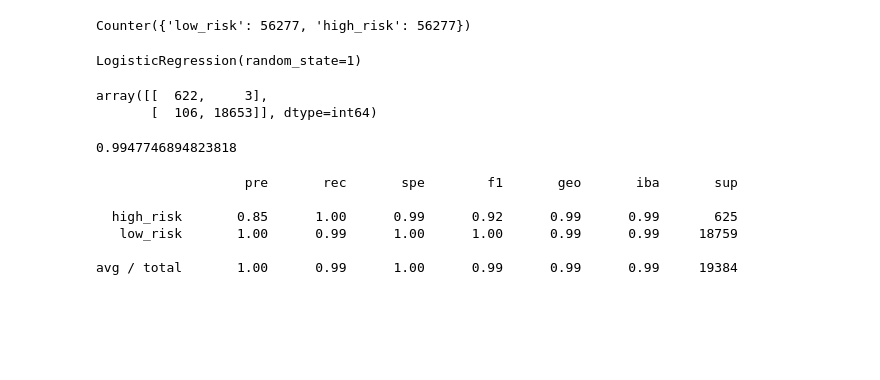
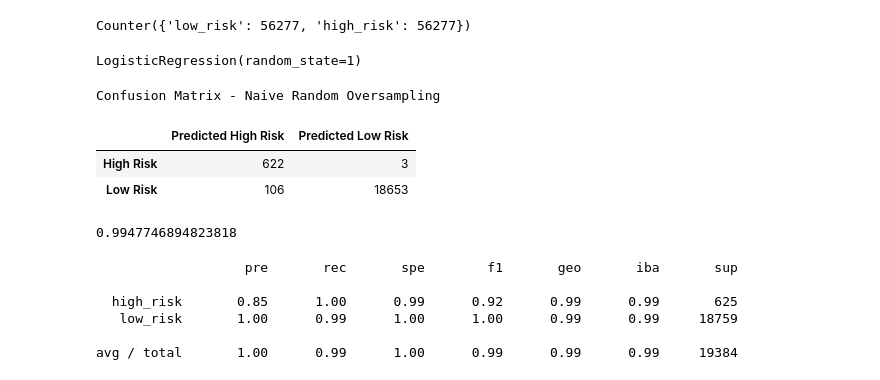
Before and after one commit to savagedavid7/Predicting-Credit-Risk-With-Machine-Learning, a Jupyter notebook: credit_risk_resampling.ipynb, the cells around one changed output. Cells and saved outputs as stored; diff of their text form; code cells hidden in the pictures; blank space fills up the shorter version.

```diff
--- a/credit_risk_resampling.ipynb
+++ b/credit_risk_resampling.ipynb
@@ -138,12 +151,14 @@ model.fit(X_resampled, y_resampled)
 LogisticRegression(random_state=1)
 # %%
 # Display the confusion matrix
-from sklearn.metrics import confusion_matrix
 
 y_pred = model.predict(X_test)
-confusion_matrix(y_test, y_pred)
+cm_2 = confusion_matrix(y_test, y_pred)
+cm_to_df(cm_2, "Naive Random Oversampling")
 # %% [output]
-array([[  622,     3],
-       [  106, 18653]], dtype=int64)
+Confusion Matrix - Naive Random Oversampling
+|  | Predicted High Risk | Predicted Low Risk |
+| High Risk | 622 | 3 |
+| Low Risk | 106 | 18653 |
 # %%
 # Calculated the balanced accuracy score
```
Also changed, not shown: parts of 26 cells of this notebook, 14 other files.
